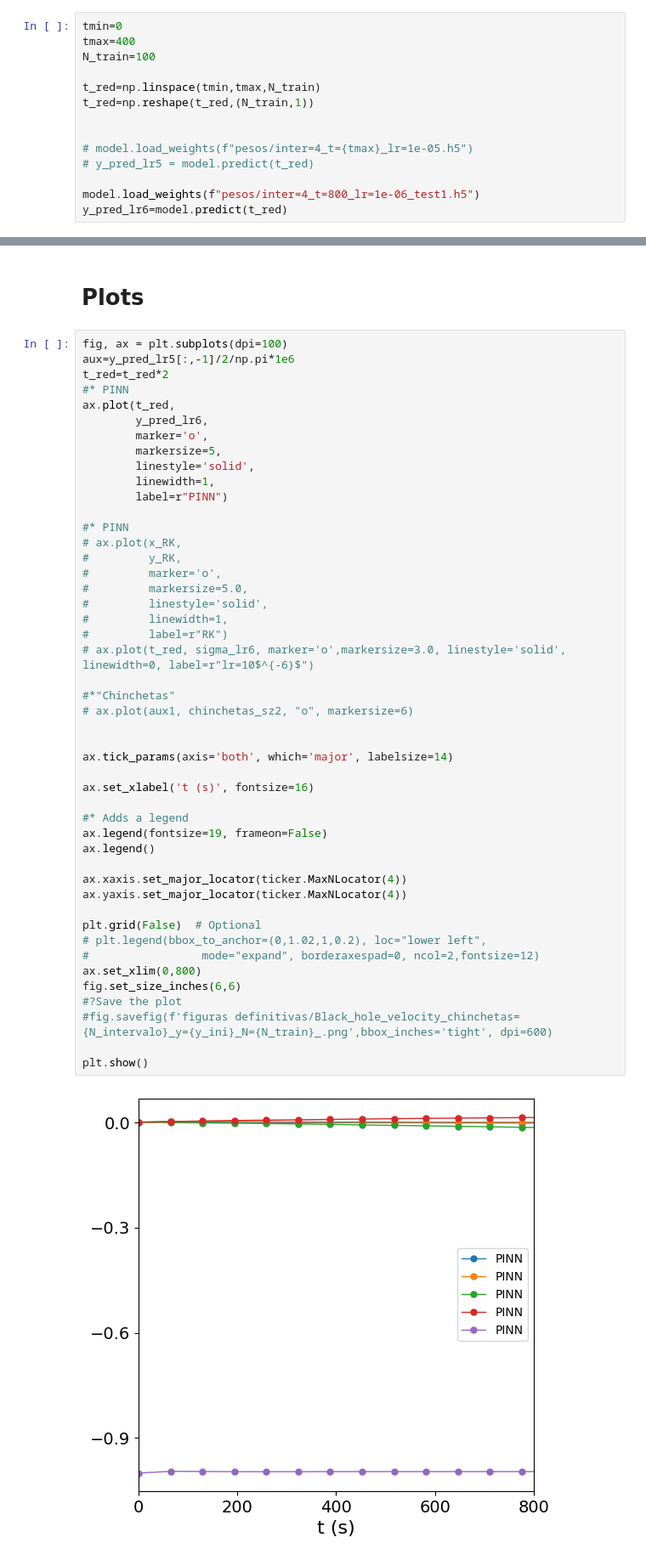
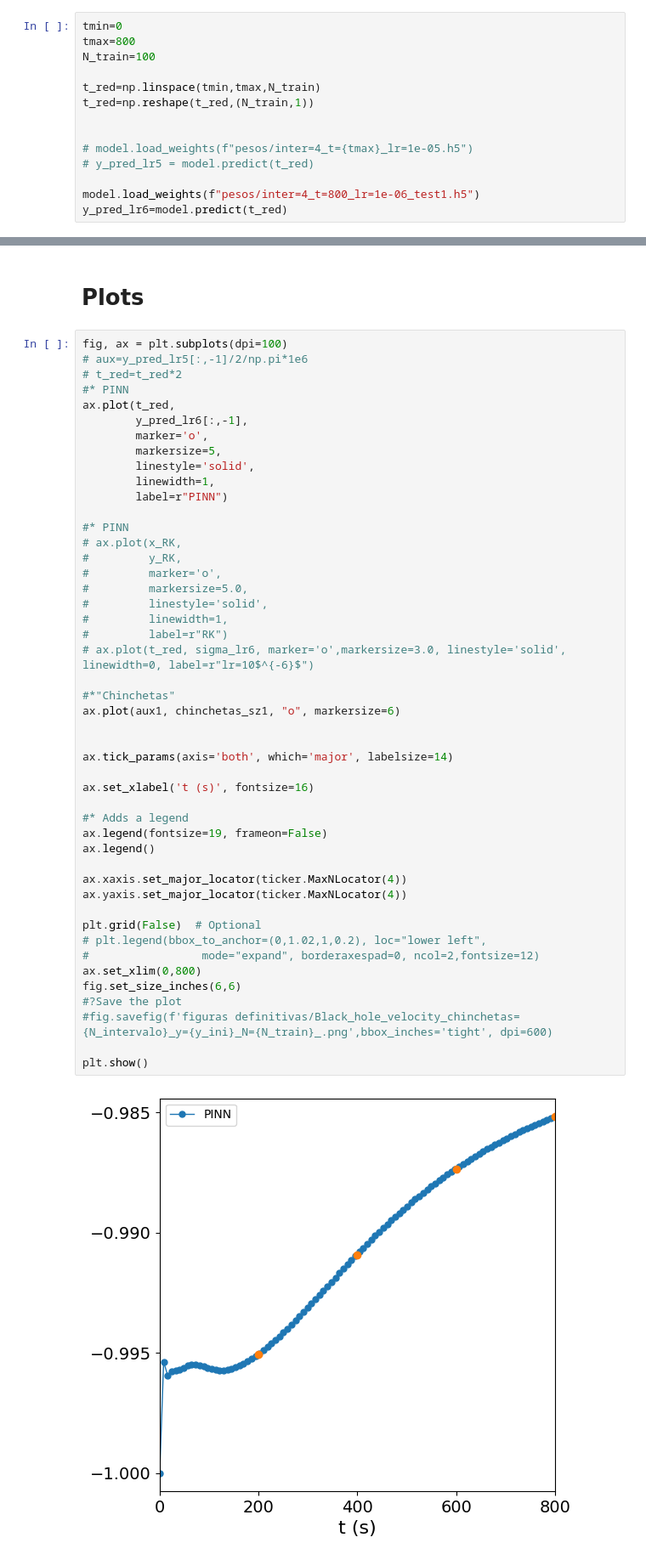
Before and after one commit to AndresMartnz/Spin, a Jupyter notebook: plot.ipynb, the cells around one changed output, grey strips where cells are left out. Shown: that part at 85% size. Saved outputs shown, nothing was run; the diff lists cells and outputs as text.

```diff
--- a/plot.ipynb
+++ b/plot.ipynb
@@ -245,7 +241,7 @@ model = ODE_2nd(input, output)
 # Cargar los pesos
 # %%
 tmin=0
-tmax=400
+tmax=800
 N_train=100
 
 t_red=np.linspace(tmin,tmax,N_train)
@@ -324,11 +320,11 @@ for i in range(N_train):
 # Plots
 # %%
 fig, ax = plt.subplots(dpi=100)
-aux=y_pred_lr5[:,-1]/2/np.pi*1e6
-t_red=t_red*2
+# aux=y_pred_lr5[:,-1]/2/np.pi*1e6
+# t_red=t_red*2
 #* PINN
 ax.plot(t_red,
-        y_pred_lr6,
+        y_pred_lr6[:,-1],
         marker='o',
         markersize=5,
         linestyle='solid',
@@ -342,35 +338,35 @@ ax.plot(t_red,
 #         markersize=5.0,
 #         linestyle='solid',
 #         linewidth=1,
 #         label=r"RK")
 # ax.plot(t_red, sigma_lr6, marker='o',markersize=3.0, linestyle='solid', linewidth=0, label=r"lr=10$^{-6}$")
 
 #*"Chinchetas"
-# ax.plot(aux1, chinchetas_sz2, "o", markersize=6)
+ax.plot(aux1, chinchetas_sz1, "o", markersize=6)
 
 
 ax.tick_params(axis='both', which='major', labelsize=14)
 
 ax.set_xlabel('t (s)', fontsize=16)
 
 #* Adds a legend
 ax.legend(fontsize=19, frameon=False)
 ax.legend()
 
 ax.xaxis.set_major_locator(ticker.MaxNLocator(4))
 ax.yaxis.set_major_locator(ticker.MaxNLocator(4))
 
 plt.grid(False)  # Optional
 # plt.legend(bbox_to_anchor=(0,1.02,1,0.2), loc="lower left",
 #                 mode="expand", borderaxespad=0, ncol=2,fontsize=12)
 ax.set_xlim(0,800)
 fig.set_size_inches(6,6)
 #?Save the plot
 #fig.savefig(f'figuras definitivas/Black_hole_velocity_chinchetas={N_intervalo}_y={y_ini}_N={N_train}_.png',bbox_inches='tight', dpi=600)
 
 plt.show()
 # %% [output]
-[figure, old version]
+[figure, new version]
 # %%
 loss5=[]
 loss_IC5=[]
```
Also changed, not shown: parts of 3 cells of this notebook, 1 other file.
